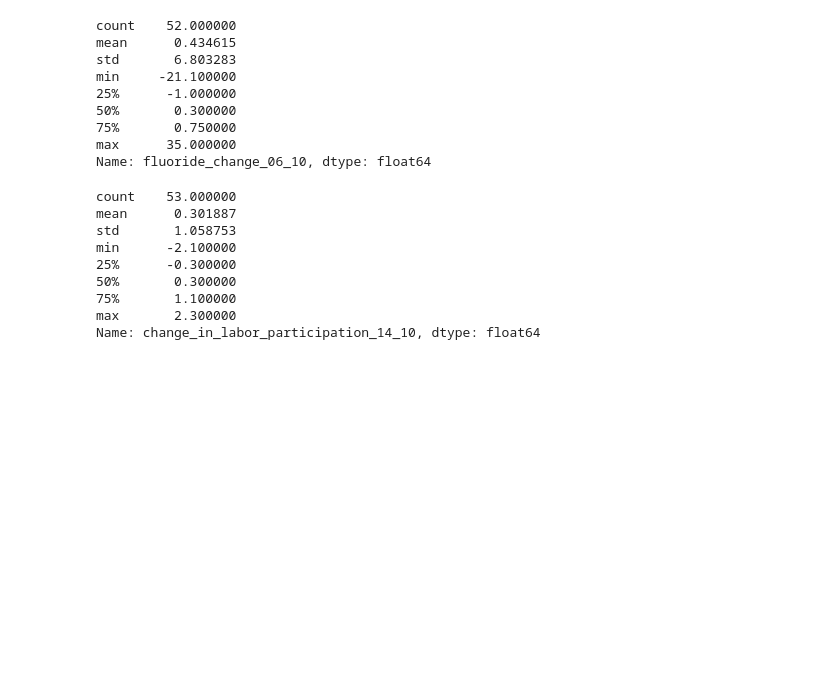
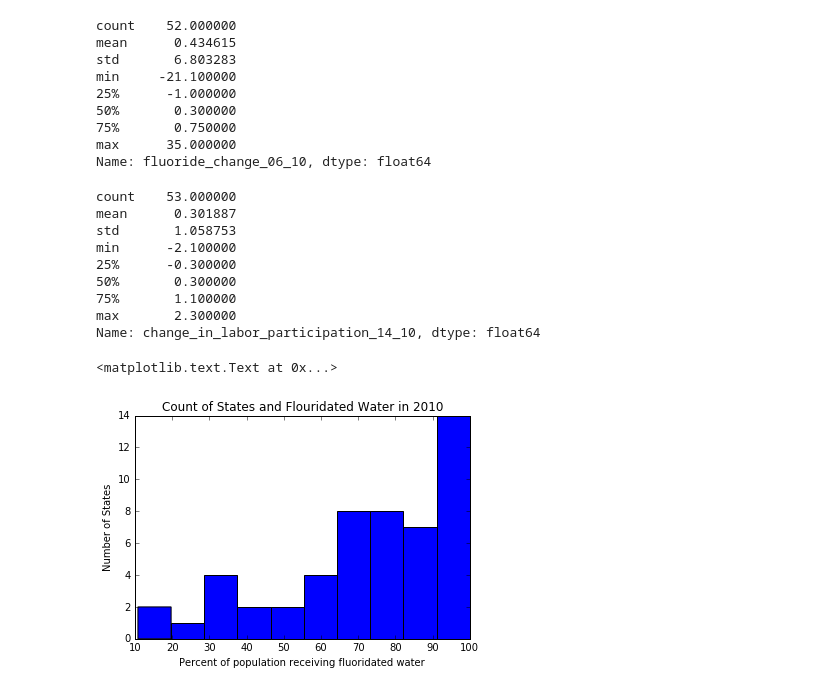
Before and after one commit to TimIntegration/data_management, a Jupyter notebook: week4.ipynb, the cells around one changed output. Cells and saved outputs as stored; diff of their text form; code cells hidden in the pictures; blank space fills up the shorter version.

Commit message:
Added a couple of bar graphs

```diff
--- a/week4.ipynb
+++ b/week4.ipynb
@@ -72,3 +73,13 @@ min      -2.100000
 75%       1.100000
 max       2.300000
 Name: change_in_labor_participation_14_10, dtype: float64
+# %%
+import matplotlib.pyplot as plt
+%matplotlib inline
+plt.hist(fluo10['Rate receiving fluoridated water'])
+plt.xlabel('Percent of population receiving fluoridated water')
+plt.ylabel('Number of States')
+plt.title('Count of States and Flouridated Water in 2010')
+# %% [output]
+<matplotlib.text.Text at 0x...>
+[figure, added]
```
Also changed, not shown: parts of 5 cells of this notebook.
